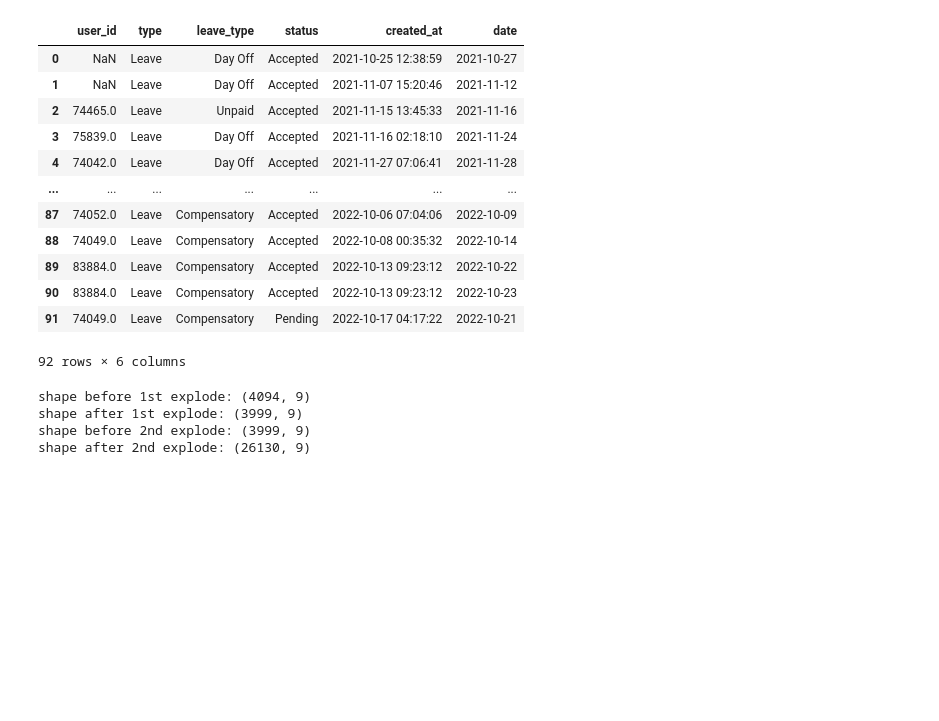
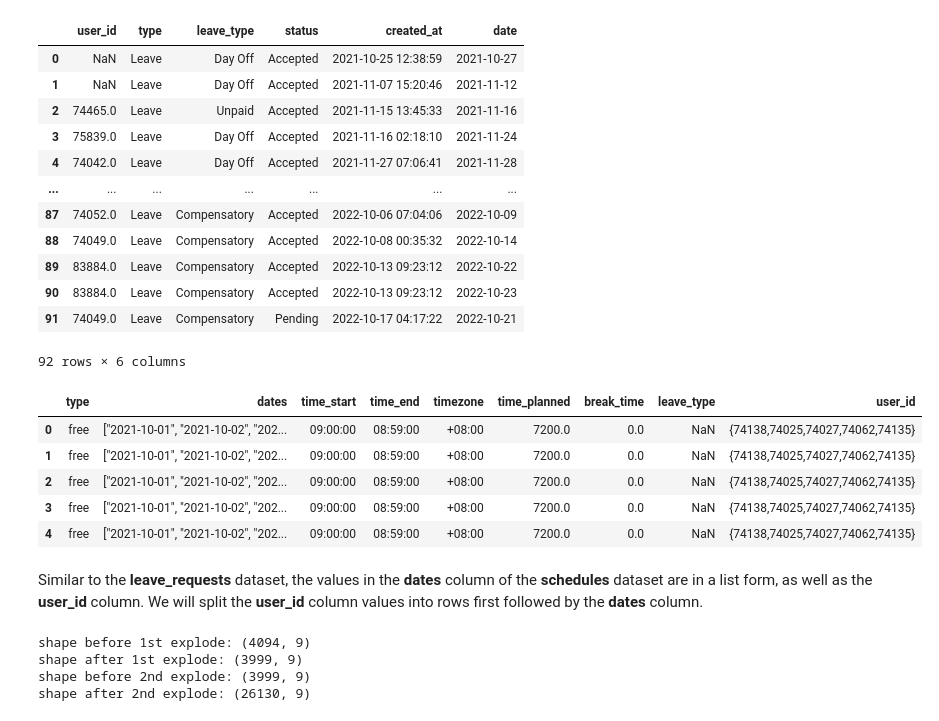
Before and after one commit to ebernardino01/DataAnalystPortfolio, a Jupyter notebook: Clockster/Clockster_Data_Analysis_Notebook.ipynb, the cells around one changed output. Saved outputs shown, nothing was run; the diff lists cells and outputs as text; code cells hidden in the pictures; blank space fills up the shorter version.

```diff
--- a/Clockster/Clockster_Data_Analysis_Notebook.ipynb
+++ b/Clockster/Clockster_Data_Analysis_Notebook.ipynb
@@ -281,5 +295,18 @@ shape after explode: (92, 6)
 | 90 | 83884.0 | Leave | Compensatory | Accepted | 2022-10-13 09:23:12 | 2022-10-23 |
 | 91 | 74049.0 | Leave | Compensatory | Pending | 2022-10-17 04:17:22 | 2022-10-21 |
 92 rows × 6 columns
+# %%
+# Quickly inspect the schedules dataframe
+df_sch_clean = df_sch.copy()
+df_sch_clean.head(5)
+# %% [output]
+|  | type | dates | time_start | time_end | timezone | time_planned | break_time | leave_type | user_id |
+| 0 | free | ["2021-10-01", "2021-10-02", "202... | 09:00:00 | 08:59:00 | +08:00 | 7200.0 | 0.0 | NaN | {74138,74025,74027,74062,74135} |
+| 1 | free | ["2021-10-01", "2021-10-02", "202... | 09:00:00 | 08:59:00 | +08:00 | 7200.0 | 0.0 | NaN | {74138,74025,74027,74062,74135} |
+| 2 | free | ["2021-10-01", "2021-10-02", "202... | 09:00:00 | 08:59:00 | +08:00 | 7200.0 | 0.0 | NaN | {74138,74025,74027,74062,74135} |
+| 3 | free | ["2021-10-01", "2021-10-02", "202... | 09:00:00 | 08:59:00 | +08:00 | 7200.0 | 0.0 | NaN | {74138,74025,74027,74062,74135} |
+| 4 | free | ["2021-10-01", "2021-10-02", "202... | 09:00:00 | 08:59:00 | +08:00 | 7200.0 | 0.0 | NaN | {74138,74025,74027,74062,74135} |
+# %% [markdown]
+Similar to the **leave_requests** dataset, the values in the **dates** column of the **schedules** dataset are in a list form, as well as the **user_id** column. We will split the **user_id** column values into rows first followed by the **dates** column.
 # %%
 # Clean and transform schedules dataframe
```
Also changed, not shown: parts of 31 cells of this notebook.
